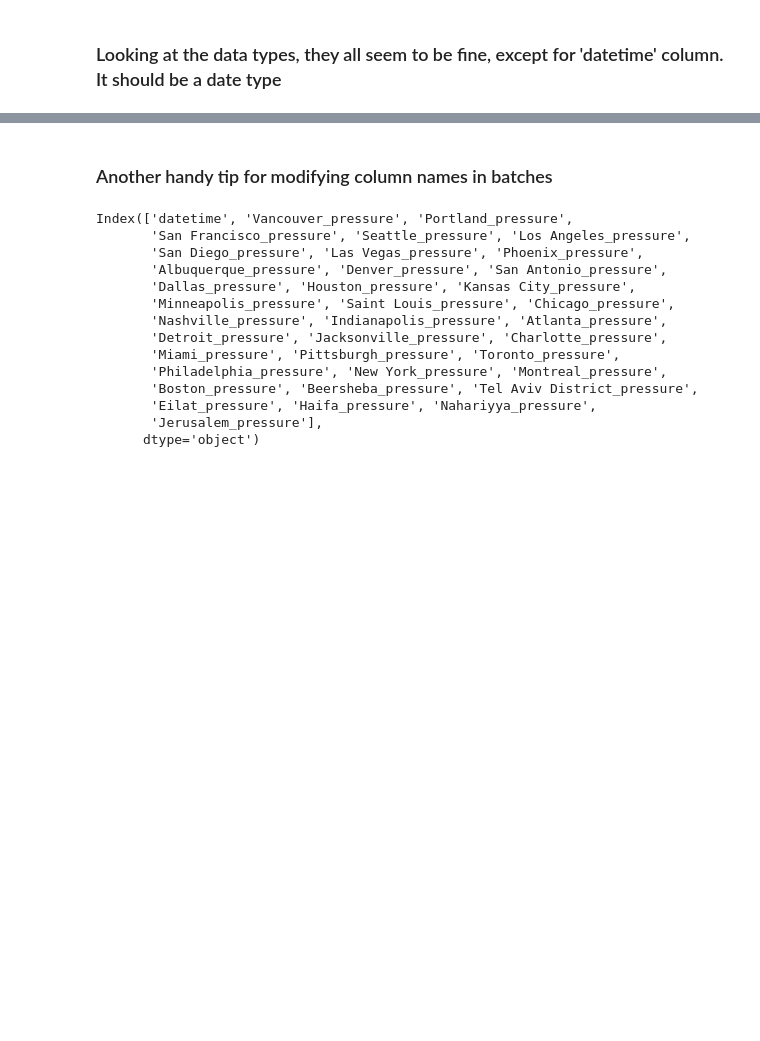
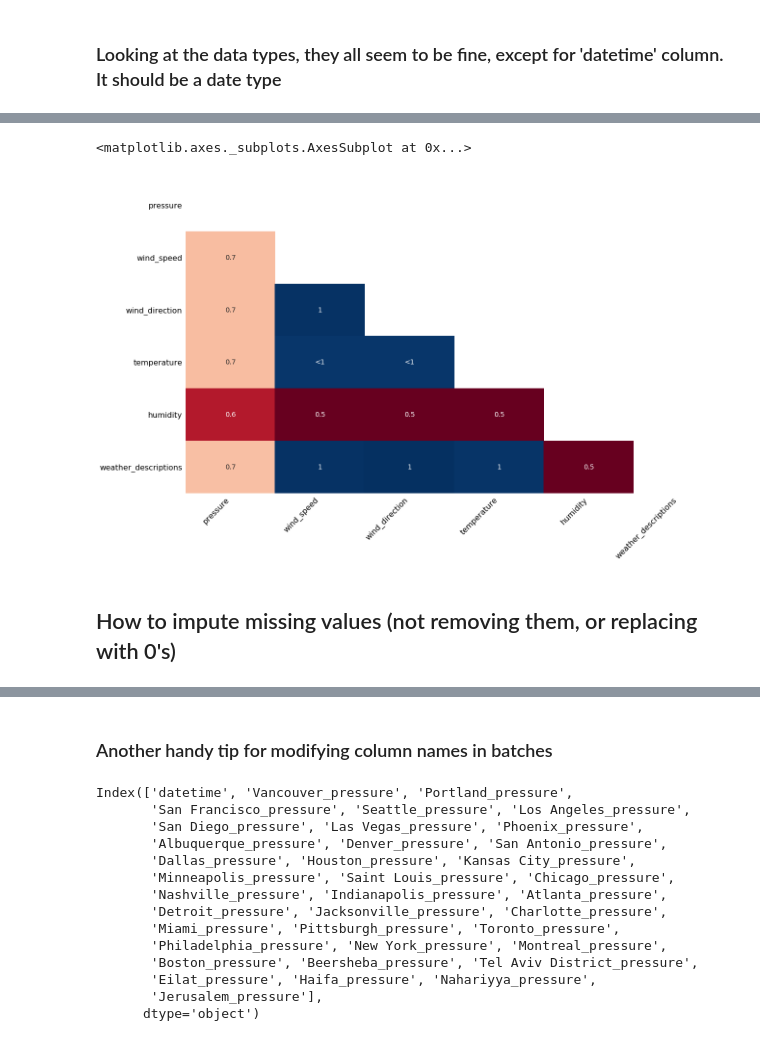
Before and after one commit to chengyin38/datafest19_tutorial, a Jupyter notebook: Tutorial_Data_Exploration.ipynb, the cells around one changed output, grey strips where cells are left out. Saved outputs shown, nothing was run; the diff lists cells and outputs as text; code cells hidden in the pictures; blank space fills up the shorter version.

```diff
--- a/Tutorial_Data_Exploration.ipynb
+++ b/Tutorial_Data_Exploration.ipynb
@@ -165,0 +409,9 @@ profile.to_file(os.path.join(os.getcwd(), 'data_profile.html'))
+# %%
+# The missingno correlation heatmap measures nullity correlation:
+# how strongly the presence or absence of one variable affects the presence of another:
+msno.heatmap(df_merged_copy)
+# %% [output]
+<matplotlib.axes._subplots.AxesSubplot at 0x...>
+[figure, added]
+# %% [markdown]
+## How to impute missing values (not removing them, or replacing with 0's)
```
Also changed, not shown: parts of 61 cells of this notebook.
